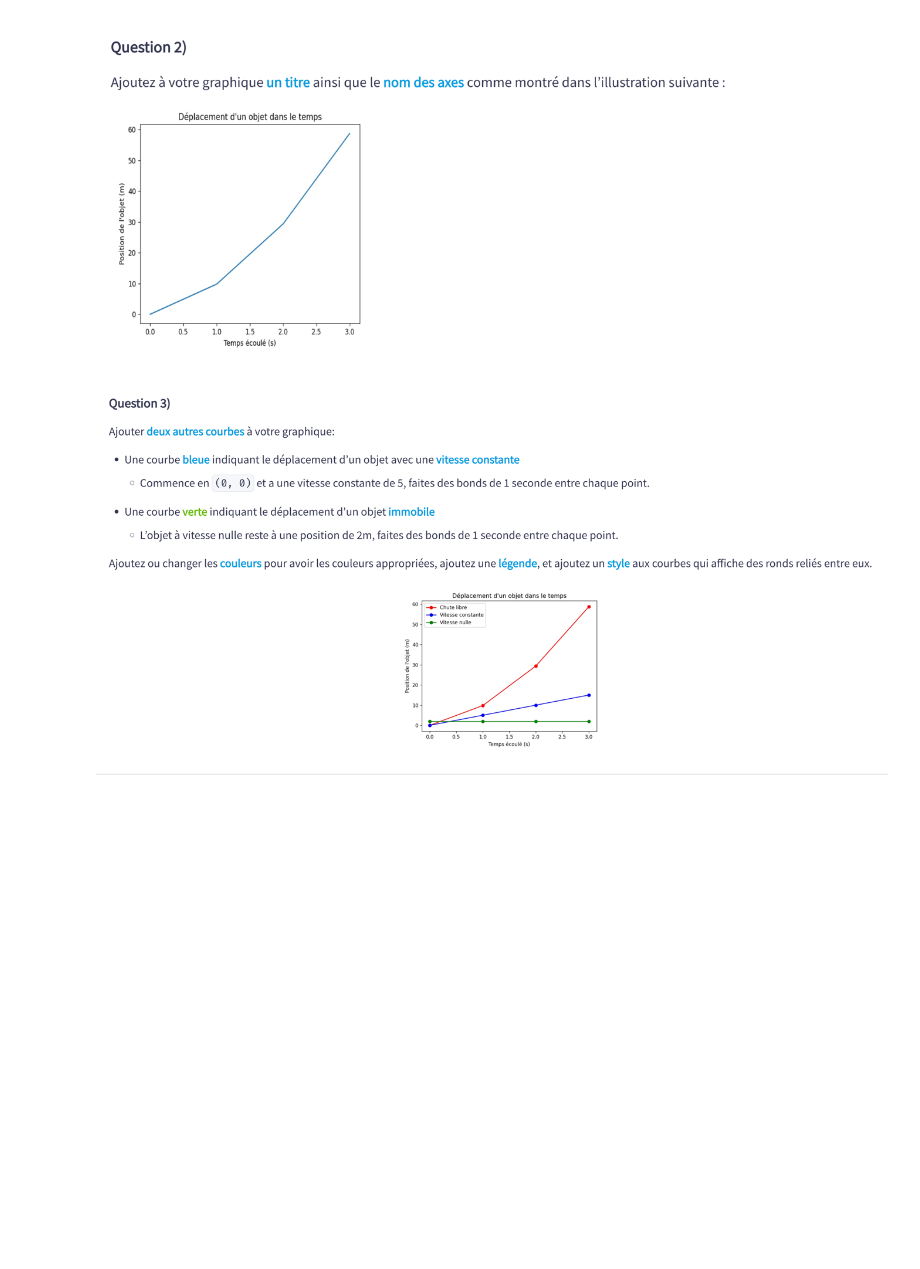
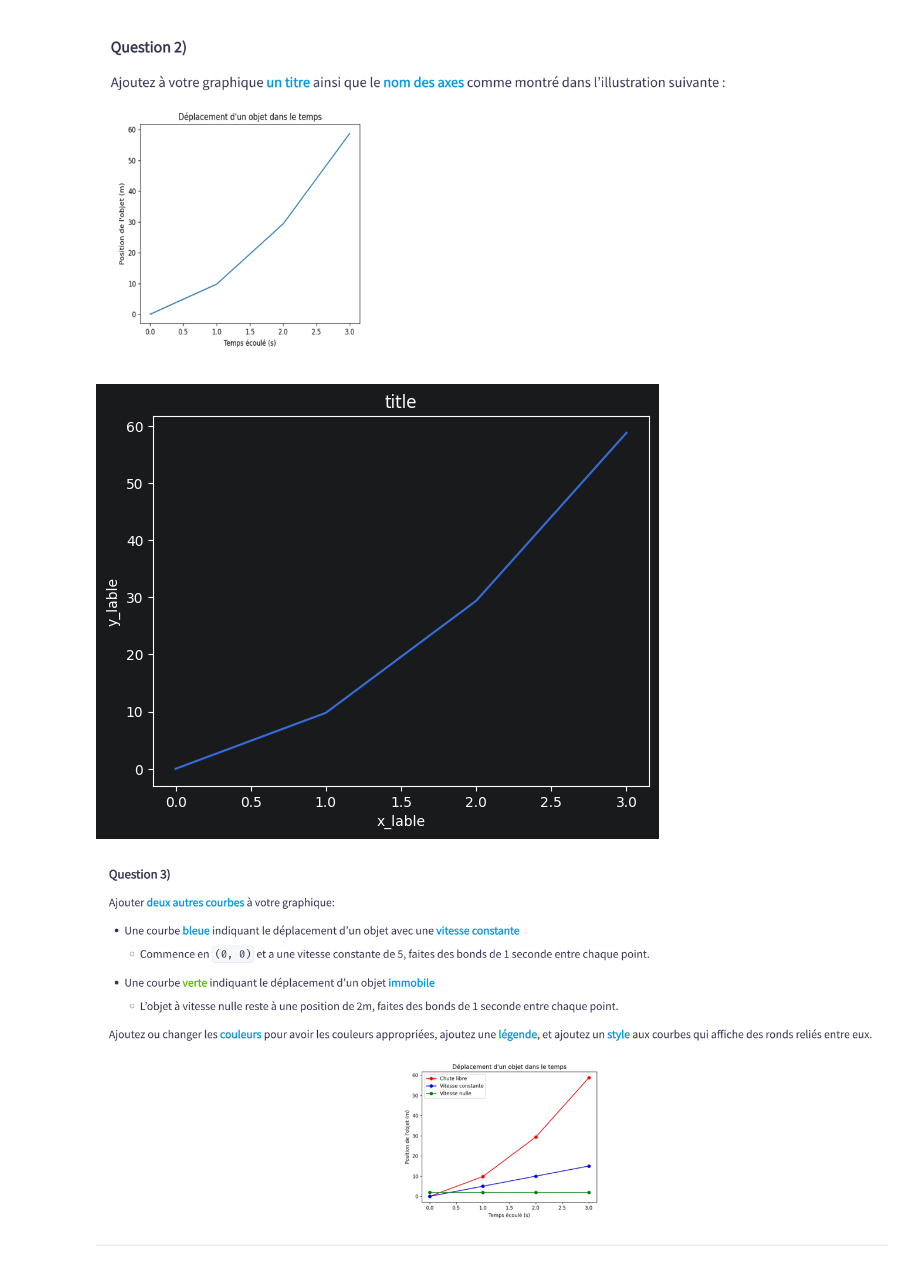
Before and after one commit to Jia2020/IFT1016-Tut, a Jupyter notebook: tut10.ipynb, the cells around one changed output. Saved outputs shown, nothing was run; the diff lists cells and outputs as text; code cells hidden in the pictures; blank space fills up the shorter version.

```diff
--- a/tut10.ipynb
+++ b/tut10.ipynb
@@ -148,9 +257,18 @@ plt.show()
 # %%
 # Écrivez votre code ci-dessous:
 from matplotlib import pyplot as plt
 
+x=[0, 1, 2, 3]
+y=[0, 9.8, 29.4, 58.8]
+
+plt.plot(x,y)
+plt.title("title")
+plt.xlabel("x_lable")
+plt.ylabel("y_lable")
 
 plt.show()
+# %% [output]
+[figure, added]
 # %% [markdown]
 ![image.png](attachment:0aa57dc2-bbb8-485d-a673-f3649799cae2.png)
 # %%
```
Also changed, not shown: parts of 20 cells of this notebook.
